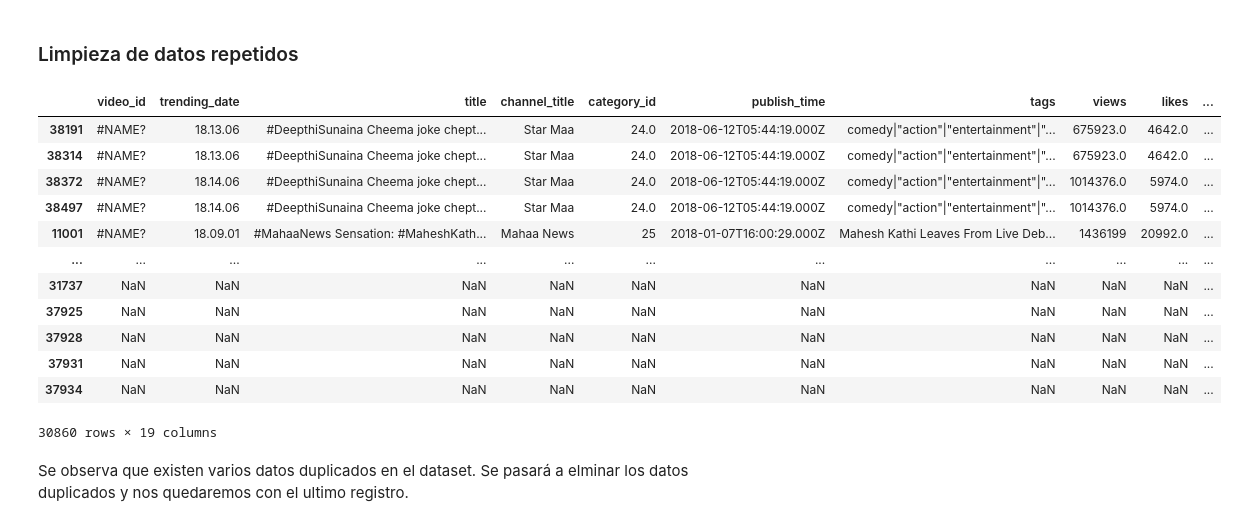
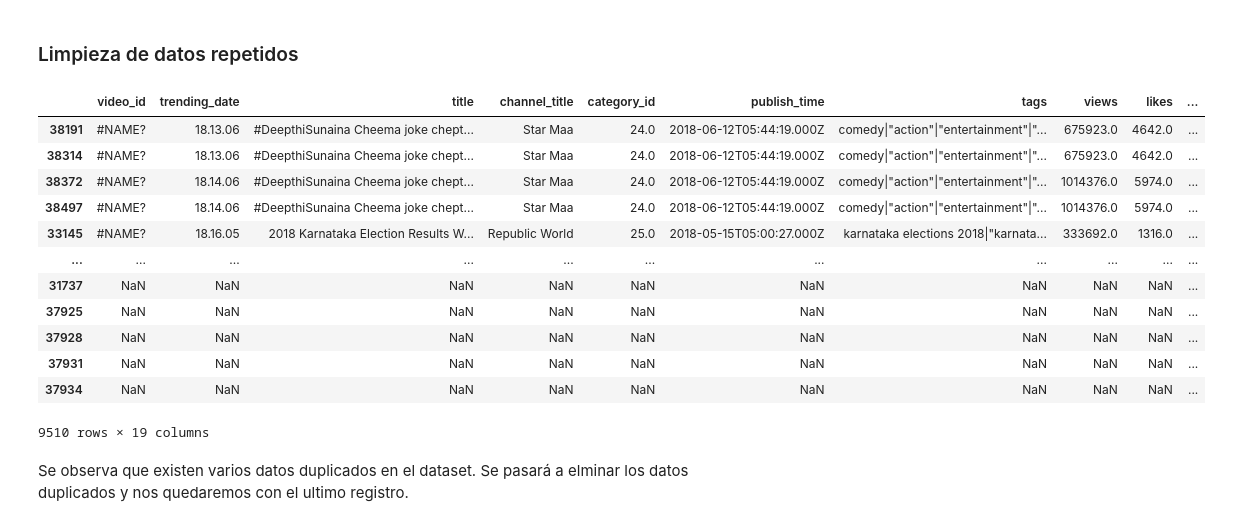
Before and after one commit to Adm-Info/EB-2022-1-CC50, a Jupyter notebook: code/EB-2022-1-CC50.ipynb, the cells around one changed output. Drawn from its saved outputs; the diff is of its cells as text; code cells hidden in the pictures.

```diff
--- a/code/EB-2022-1-CC50.ipynb
+++ b/code/EB-2022-1-CC50.ipynb
@@ -130,22 +130,22 @@ data[data.isnull().any(axis=1)]
 # %%
 #Visualizacion de registros duplicados
 data[data.duplicated(
-    subset=["video_id","title","channel_title","publish_time"],
-    keep=False)].sort_values(by=["video_id","title","channel_title","publish_time"])
+    subset=["video_id","title","channel_title","trending_date","publish_time","views","likes"],
+    keep=False)].sort_values(by=["video_id","title","channel_title","trending_date","publish_time","views","likes"])
 # %% [output]
 |  | video_id | trending_date | title | channel_title | category_id | publish_time | tags | views | likes | ... |
 | 38191 | #NAME? | 18.13.06 | #DeepthiSunaina Cheema joke chept... | Star Maa | 24.0 | 2018-06-12T05:44:19.000Z | comedy|"action"|"entertainment"|"... | 675923.0 | 4642.0 | ... |
 | 38314 | #NAME? | 18.13.06 | #DeepthiSunaina Cheema joke chept... | Star Maa | 24.0 | 2018-06-12T05:44:19.000Z | comedy|"action"|"entertainment"|"... | 675923.0 | 4642.0 | ... |
 | 38372 | #NAME? | 18.14.06 | #DeepthiSunaina Cheema joke chept... | Star Maa | 24.0 | 2018-06-12T05:44:19.000Z | comedy|"action"|"entertainment"|"... | 1014376.0 | 5974.0 | ... |
 | 38497 | #NAME? | 18.14.06 | #DeepthiSunaina Cheema joke chept... | Star Maa | 24.0 | 2018-06-12T05:44:19.000Z | comedy|"action"|"entertainment"|"... | 1014376.0 | 5974.0 | ... |
-| 11001 | #NAME? | 18.09.01 | #MahaaNews Sensation: #MaheshKath... | Mahaa News | 25 | 2018-01-07T16:00:29.000Z | Mahesh Kathi Leaves From Live Deb... | 1436199 | 20992.0 | ... |
+| 33145 | #NAME? | 18.16.05 | 2018 Karnataka Election Results W... | Republic World | 25.0 | 2018-05-15T05:00:27.000Z | karnataka elections 2018|"karnata... | 333692.0 | 1316.0 | ... |
 | ... | ... | ... | ... | ... | ... | ... | ... | ... | ... | ... |
 | 31737 | NaN | NaN | NaN | NaN | NaN | NaN | NaN | NaN | NaN | ... |
 | 37925 | NaN | NaN | NaN | NaN | NaN | NaN | NaN | NaN | NaN | ... |
 | 37928 | NaN | NaN | NaN | NaN | NaN | NaN | NaN | NaN | NaN | ... |
 | 37931 | NaN | NaN | NaN | NaN | NaN | NaN | NaN | NaN | NaN | ... |
 | 37934 | NaN | NaN | NaN | NaN | NaN | NaN | NaN | NaN | NaN | ... |
-30860 rows × 19 columns
+9510 rows × 19 columns
 # %% [markdown]
 Se observa que existen varios datos duplicados en el dataset. Se pasará a elminar los datos duplicados y nos quedaremos con el ultimo registro.
 # %% [markdown]
```
Also changed, not shown: parts of 36 cells of this notebook.
